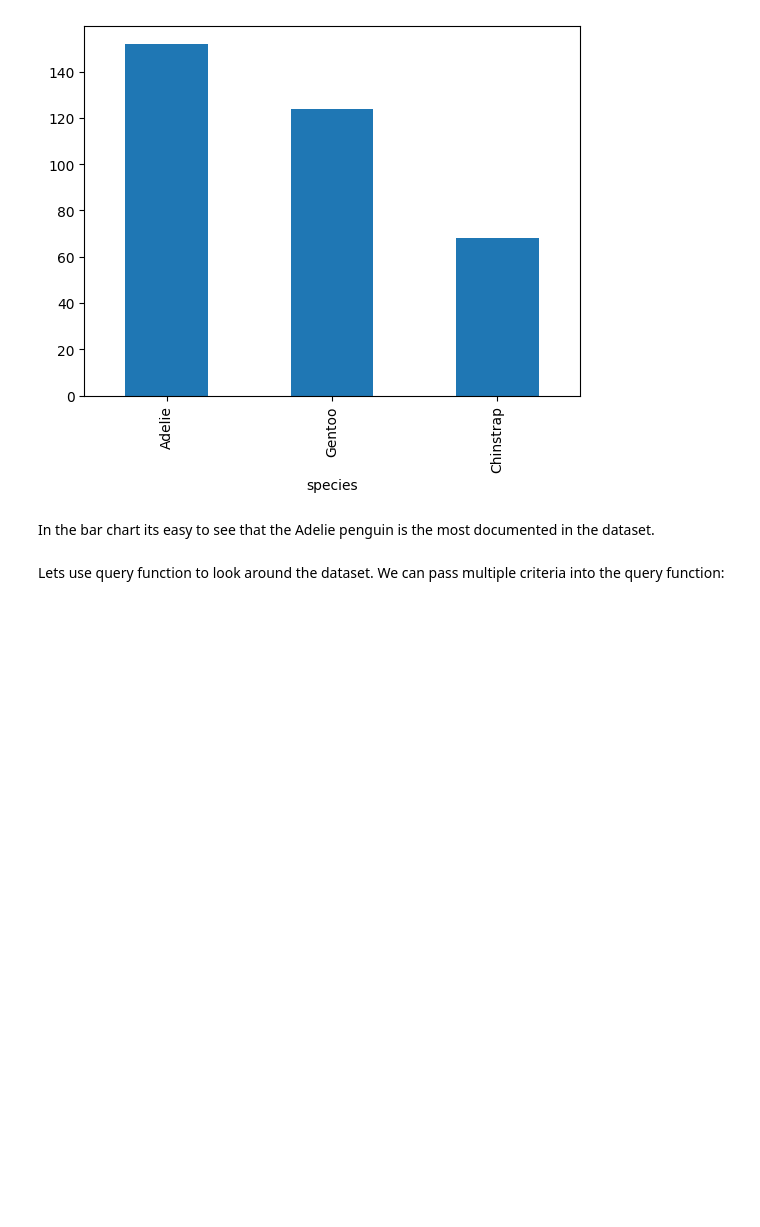
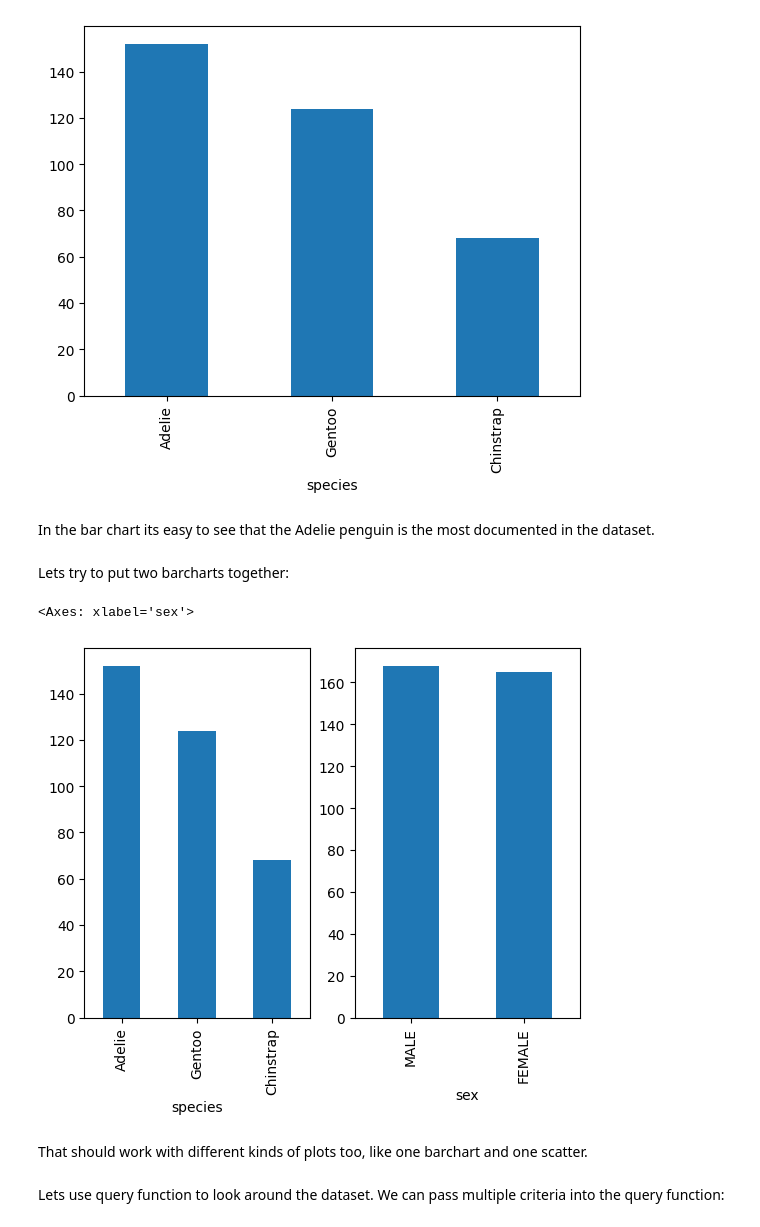
Before and after one commit to holmstead/principles_of_data_analytics, a Jupyter notebook: penguins.ipynb, the cells around one changed output. Drawn from its saved outputs; the diff is of its cells as text; code cells hidden in the pictures; blank space fills up the shorter version.

Commit message:
add subplots using matplotlib

```diff
--- a/penguins.ipynb
+++ b/penguins.ipynb
@@ -194,6 +220,27 @@ species_count.plot.bar()
 [figure]
 # %% [markdown]
 In the bar chart its easy to see that the Adelie penguin is the most documented in the dataset.
+# %% [markdown]
+Lets try to put two barcharts together:
+# %%
+# we need matplotlibs pyplot to do subplots
+import matplotlib.pyplot as plt
+
+# set up the canvas to have subplots
+# (1, 2) sets how many subplots: one row, two columns
+fig, axes = plt.subplots(1, 2)
+# note the size of the plot could be set using figsize=(x, y))
+
+# plot species count
+df['species'].value_counts().plot(kind='bar', ax=axes[0])
+
+# plot sex count
+df['sex'].value_counts().plot(kind='bar', ax=axes[1])
+# %% [output]
+<Axes: xlabel='sex'>
+[figure, added]
+# %% [markdown]
+That should work with different kinds of plots too, like one barchart and one scatter.
 # %% [markdown]
 Lets use query function to look around the dataset. We can pass multiple criteria into the query function:
 # %%
```
Also changed, not shown: parts of 6 cells of this notebook.
